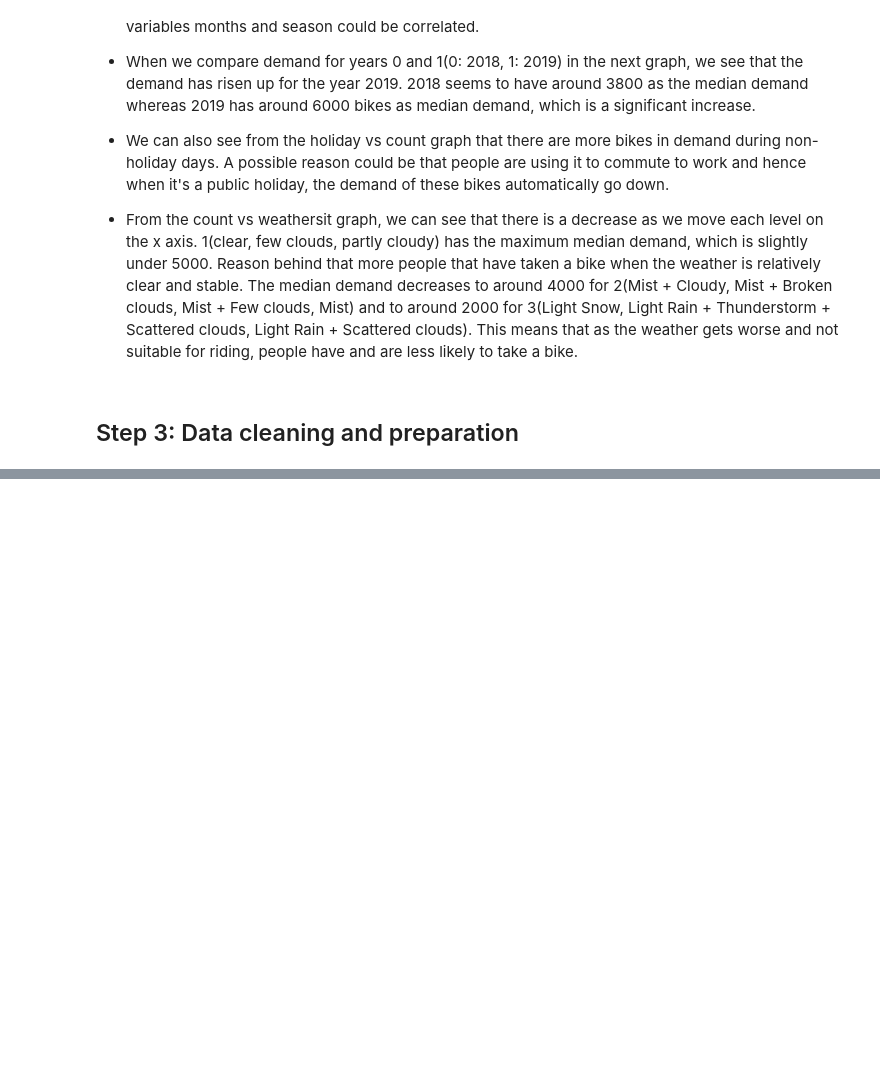
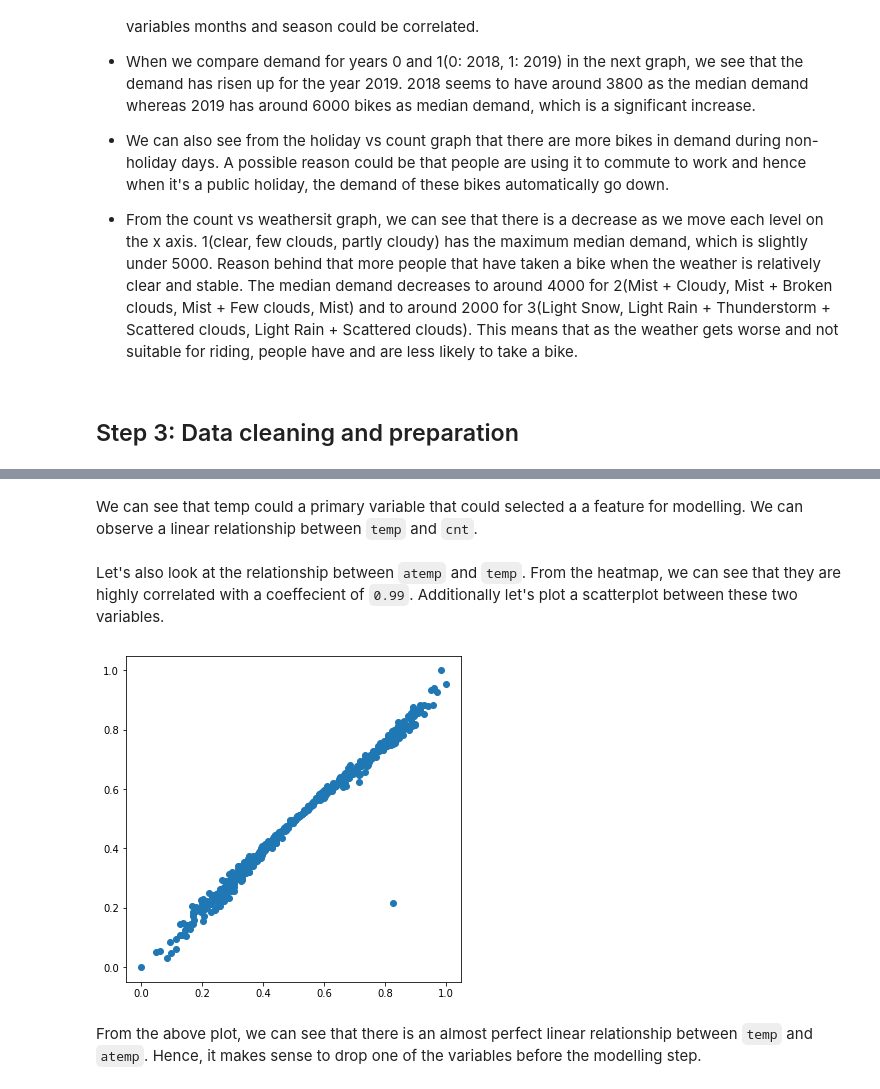
Before and after one commit to badribnarayanan/iiit-pgdml, a Jupyter notebook: LinearRegression/LinearRegression.ipynb, the cells around one changed output, grey strips where cells are left out. Saved outputs shown, nothing was run; the diff lists cells and outputs as text; code cells hidden in the pictures; blank space fills up the shorter version.

```diff
--- a/LinearRegression/LinearRegression.ipynb
+++ b/LinearRegression/LinearRegression.ipynb
@@ -199,0 +399,12 @@ plt.show()
+# %% [markdown]
+We can see that temp could a primary variable that could selected a a feature for modelling. We can observe a linear relationship between `temp` and `cnt`.
+# %% [markdown]
+Let's also look at the relationship between `atemp` and `temp`. From the heatmap, we can see that they are highly correlated with a coeffecient of `0.99`. Additionally let's plot a scatterplot between these two variables.
+# %%
+plt.figure(figsize=[6,6])
+plt.scatter(df_train.temp, df_train.atemp)
+plt.show()
+# %% [output]
+[figure, added]
+# %% [markdown]
+From the above plot, we can see that there is an almost perfect linear relationship between `temp` and `atemp`. Hence, it makes sense to drop one of the variables before the modelling step.
```
Also changed, not shown: parts of 67 cells of this notebook, 2 other files.
